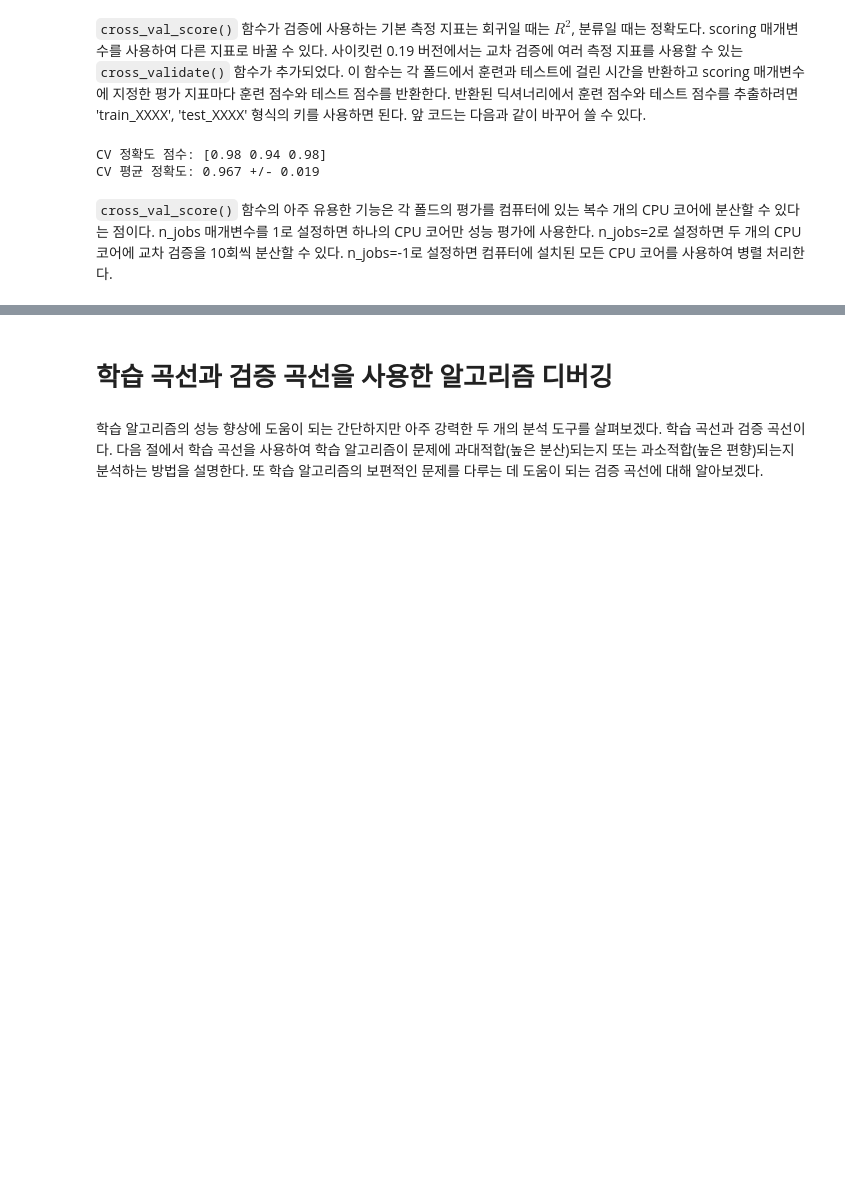
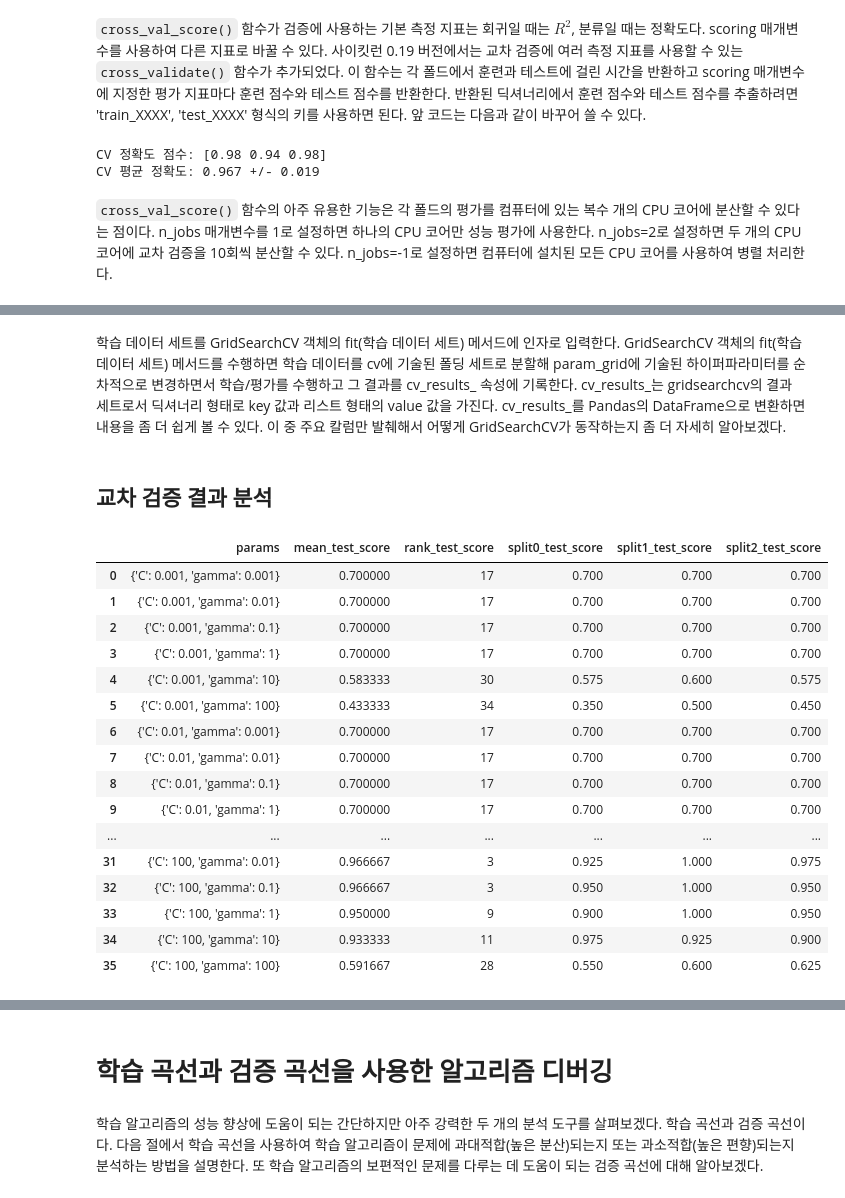
Before and after one commit to Sameta-cani/jwork, a Jupyter notebook: model evaluation.ipynb, the cells around one changed output, grey strips where cells are left out. Cells and saved outputs as stored; diff of their text form; code cells hidden in the pictures; blank space fills up the shorter version.

```diff
--- a/model evaluation.ipynb
+++ b/model evaluation.ipynb
@@ -323,0 +494,36 @@ CV 평균 정확도: 0.967 +/- 0.019
+# %% [markdown]
+학습 데이터 세트를 GridSearchCV 객체의 fit(학습 데이터 세트) 메서드에 인자로 입력한다. GridSearchCV 객체의 fit(학습 데이터 세트) 메서드를 수행하면 학습 데이터를 cv에 기술된 폴딩 세트로 분할해 param_grid에 기술된 하이퍼파라미터를 순차적으로 변경하면서 학습/평가를 수행하고 그 결과를 cv_results_ 속성에 기록한다. cv_results_는 gridsearchcv의 결과 세트로서 딕셔너리 형태로 key 값과 리스트 형태의 value 값을 가진다. cv_results_를 Pandas의 DataFrame으로 변환하면 내용을 좀 더 쉽게 볼 수 있다. 이 중 주요 칼럼만 발췌해서 어떻게 GridSearchCV가 동작하는지 좀 더 자세히 알아보겠다.
+# %% [markdown]
+## 교차 검증 결과 분석
+# %%
+import pandas as pd
+
+# param_grid의 하이퍼파라미터를 3개의 train, test set fold로 나누어 테스트 수행 설정.
+### refit=True가 default임. True이면 가장 좋은 파라미터 설정으로 재학습시킴.
+grid_svc = GridSearchCV(svc, param_grid=param_grid, cv=3, refit=True)
+
+# 붓꽃 학습 데이터로 param_grid의 하이퍼파라미터를 순차적으로 학습/평가.
+grid_svc.fit(X_train, y_train)
+
+# GridSearchCV 결과를 추출해 DataFrame으로 변환
+scores_df = pd.DataFrame(grid_svc.cv_results_)
+scores_df[['params', 'mean_test_score', 'rank_test_score',
+           'split0_test_score', 'split1_test_score', 'split2_test_score']]
+# %% [output]
+|  | params | mean_test_score | rank_test_score | split0_test_score | split1_test_score | split2_test_score |
+| 0 | {'C': 0.001, 'gamma': 0.001} | 0.700000 | 17 | 0.700 | 0.700 | 0.700 |
+| 1 | {'C': 0.001, 'gamma': 0.01} | 0.700000 | 17 | 0.700 | 0.700 | 0.700 |
+| 2 | {'C': 0.001, 'gamma': 0.1} | 0.700000 | 17 | 0.700 | 0.700 | 0.700 |
+| 3 | {'C': 0.001, 'gamma': 1} | 0.700000 | 17 | 0.700 | 0.700 | 0.700 |
+| 4 | {'C': 0.001, 'gamma': 10} | 0.583333 | 30 | 0.575 | 0.600 | 0.575 |
+| 5 | {'C': 0.001, 'gamma': 100} | 0.433333 | 34 | 0.350 | 0.500 | 0.450 |
+| 6 | {'C': 0.01, 'gamma': 0.001} | 0.700000 | 17 | 0.700 | 0.700 | 0.700 |
+| 7 | {'C': 0.01, 'gamma': 0.01} | 0.700000 | 17 | 0.700 | 0.700 | 0.700 |
+| 8 | {'C': 0.01, 'gamma': 0.1} | 0.700000 | 17 | 0.700 | 0.700 | 0.700 |
+| 9 | {'C': 0.01, 'gamma': 1} | 0.700000 | 17 | 0.700 | 0.700 | 0.700 |
+| ... | ... | ... | ... | ... | ... | ... |
+| 31 | {'C': 100, 'gamma': 0.01} | 0.966667 | 3 | 0.925 | 1.000 | 0.975 |
+| 32 | {'C': 100, 'gamma': 0.1} | 0.966667 | 3 | 0.950 | 1.000 | 0.950 |
+| 33 | {'C': 100, 'gamma': 1} | 0.950000 | 9 | 0.900 | 1.000 | 0.950 |
+| 34 | {'C': 100, 'gamma': 10} | 0.933333 | 11 | 0.975 | 0.925 | 0.900 |
+| 35 | {'C': 100, 'gamma': 100} | 0.591667 | 28 | 0.550 | 0.600 | 0.625 |
```
Also changed, not shown: parts of 94 cells of this notebook, 3 other files.
